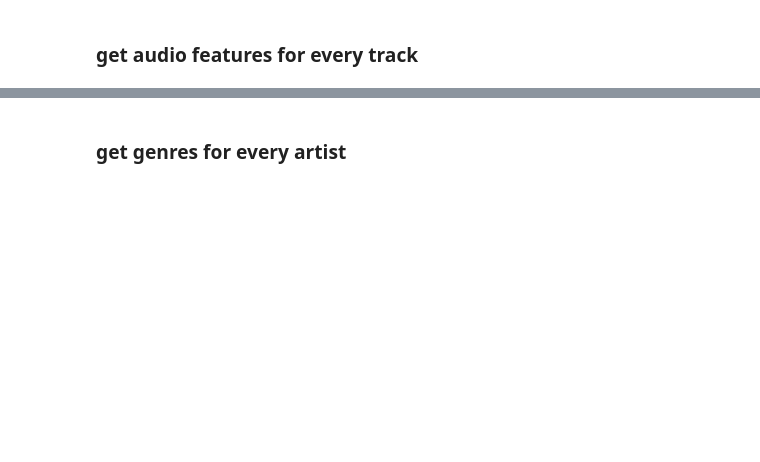
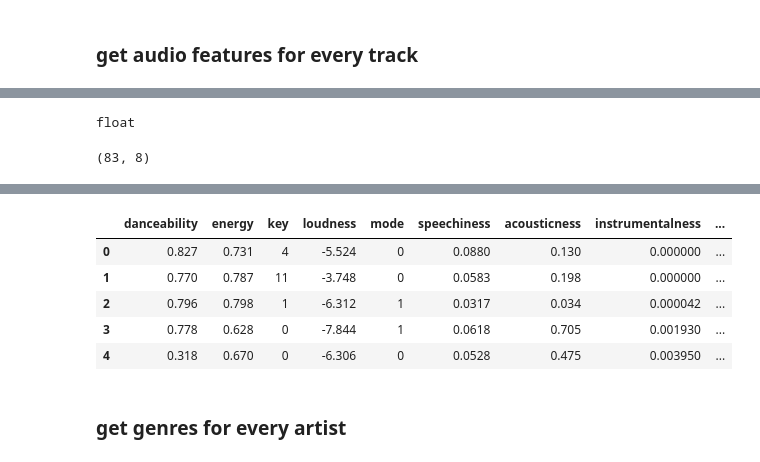
Before and after one commit to maxcarduner/spotify-recommender, a Jupyter notebook: dev_notebooks/max/get_songs.ipynb, the cells around one changed output, grey strips where cells are left out. Saved outputs shown, nothing was run; the diff lists cells and outputs as text; code cells hidden in the pictures; blank space fills up the shorter version.

```diff
--- a/dev_notebooks/max/get_songs.ipynb
+++ b/dev_notebooks/max/get_songs.ipynb
@@ -246,0 +189,3 @@ def find_song(name, year):
+# %%
+track_ids = df.track_id.tolist()
+audio_features = sp.audio_features(track_ids)
@@ -246,0 +217,3 @@ def find_song(name, year):
+# %%
+for key, value in audio_features[0].items():
+    print(key,value)
@@ -246,0 +239,40 @@ def find_song(name, year):
+# %%
+song = audio_features[0]
+# %%
+type(song['danceability'])
+# %% [output]
+float
+# %%
+df.shape
+# %% [output]
+(83, 8)
+# %%
+def audio_features_from_tracks(track_ids):
+
+    """
+    The function uses Spotipy to fetch audio features and metadata for the specified track_ids.
+
+    """
+
+    song_data = defaultdict()
+    audio_features = sp.audio_features(track_ids)
+
+    for i,song in enumerate(audio_features):
+        if i == 0:
+            for key, value in song.items():
+                song_data[key] = [value]
+        else:
+            for key, value in song.items():
+                song_data[key].append(value)
+
+    df = pd.DataFrame(song_data)
+    df = df.rename(columns={'id':'track_id'})
+    df = df.drop(columns=['track_href','analysis_url','time_signature','uri','type'])
+
+    return df
+# %%
+%%time
+track_ids = df.track_id.tolist()
+audio_df = audio_features_from_tracks(track_ids)
+audio_df.head()
+# %% [output]
@@ -247,2 +281,8 @@ def find_song(name, year):
+|  | danceability | energy | key | loudness | mode | speechiness | acousticness | instrumentalness | ... |
+| 0 | 0.827 | 0.731 | 4 | -5.524 | 0 | 0.0880 | 0.130 | 0.000000 | ... |
+| 1 | 0.770 | 0.787 | 11 | -3.748 | 0 | 0.0583 | 0.198 | 0.000000 | ... |
+| 2 | 0.796 | 0.798 | 1 | -6.312 | 1 | 0.0317 | 0.034 | 0.000042 | ... |
+| 3 | 0.778 | 0.628 | 0 | -7.844 | 1 | 0.0618 | 0.705 | 0.001930 | ... |
+| 4 | 0.318 | 0.670 | 0 | -6.306 | 0 | 0.0528 | 0.475 | 0.003950 | ... |
 # %% [markdown]
 ### get genres for every artist
```
Also changed, not shown: parts of 15 cells of this notebook.
